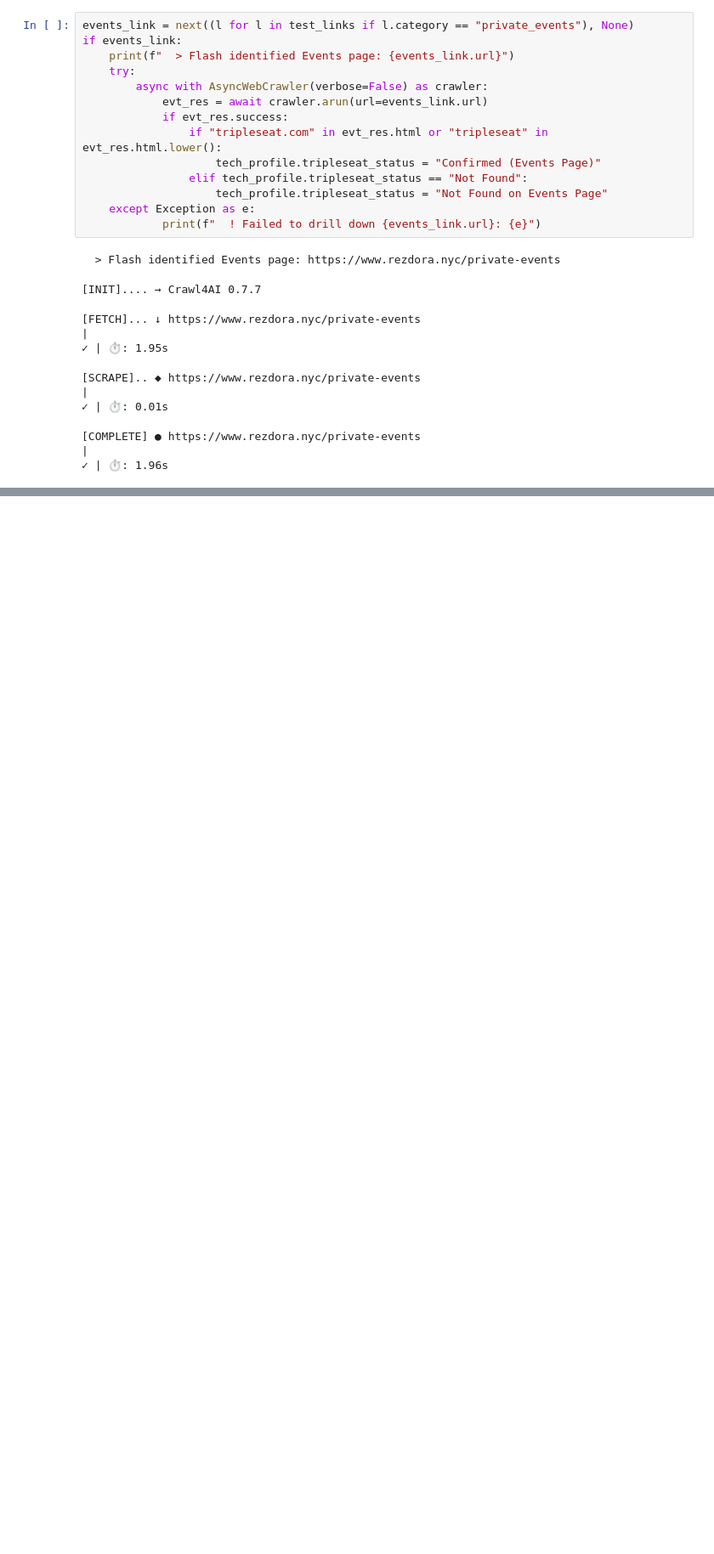
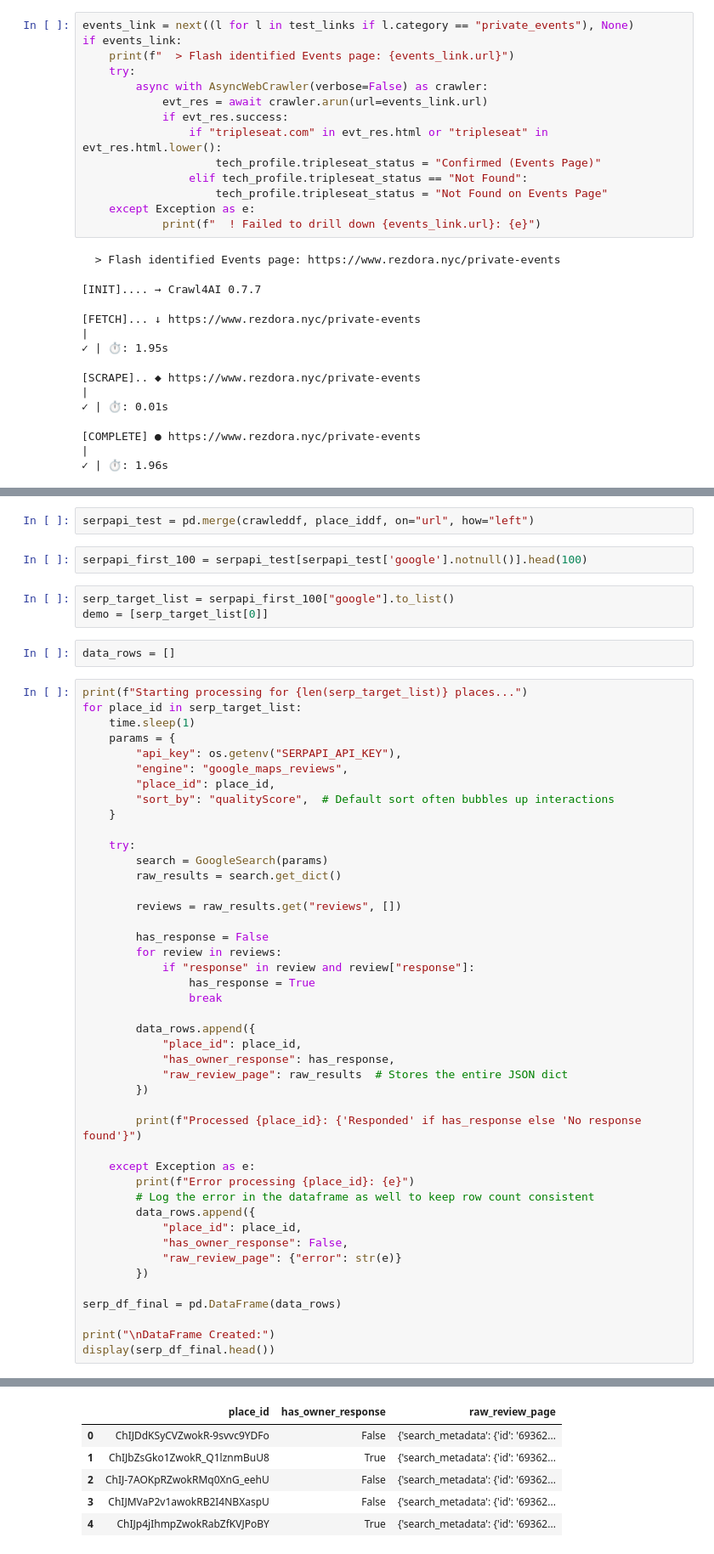
Before and after one commit to Zh4o/loyalist-data-project, a Jupyter notebook: enrichment.ipynb, the cells around one changed output, grey strips where cells are left out. Shown: that part at 85% size. Drawn from its saved outputs; the diff is of its cells as text; blank space fills up the shorter version.

```diff
--- a/enrichment.ipynb
+++ b/enrichment.ipynb
@@ -1037,0 +1080,54 @@ RestaurantTechProfile(pos_system='Toast', tech_stack=['BentoBox', 'Resy', 'Audio
+# %%
+serpapi_test = pd.merge(crawleddf, place_iddf, on="url", how="left")
+# %%
+serpapi_first_100 = serpapi_test[serpapi_test['google'].notnull()].head(100)
+# %%
+serp_target_list = serpapi_first_100["google"].to_list()
+demo = [serp_target_list[0]]
+# %%
+data_rows = []
+# %%
+print(f"Starting processing for {len(serp_target_list)} places...")
+for place_id in serp_target_list:
+    time.sleep(1)
+    params = {
+        "api_key": os.getenv("SERPAPI_API_KEY"),
+        "engine": "google_maps_reviews",
+        "place_id": place_id,
+        "sort_by": "qualityScore",  # Default sort often bubbles up interactions
+    }
+
+    try:
+        search = GoogleSearch(params)
+        raw_results = search.get_dict()
+
+        reviews = raw_results.get("reviews", [])
+
+        has_response = False
+        for review in reviews:
+            if "response" in review and review["response"]:
+                has_response = True
+                break
+
+        data_rows.append({
+            "place_id": place_id,
+            "has_owner_response": has_response,
+            "raw_review_page": raw_results  # Stores the entire JSON dict
+        })
+
+        print(f"Processed {place_id}: {'Responded' if has_response else 'No response found'}")
+
+    except Exception as e:
+        print(f"Error processing {place_id}: {e}")
+        # Log the error in the dataframe as well to keep row count consistent
+        data_rows.append({
+            "place_id": place_id,
+            "has_owner_response": False,
+            "raw_review_page": {"error": str(e)}
+        })
+
+serp_df_final = pd.DataFrame(data_rows)
+
+print("\nDataFrame Created:")
+display(serp_df_final.head())
+# %% [output]
@@ -1037,0 +1151,6 @@ RestaurantTechProfile(pos_system='Toast', tech_stack=['BentoBox', 'Resy', 'Audio
+|  | place_id | has_owner_response | raw_review_page |
+| 0 | ChIJDdKSyCVZwokR-9svvc9YDFo | False | {'search_metadata': {'id': '69362... |
+| 1 | ChIJbZsGko1ZwokR_Q1lznmBuU8 | True | {'search_metadata': {'id': '69362... |
+| 2 | ChIJ-7AOKpRZwokRMq0XnG_eehU | False | {'search_metadata': {'id': '69362... |
+| 3 | ChIJMVaP2v1awokRB2I4NBXaspU | False | {'search_metadata': {'id': '69362... |
+| 4 | ChIJp4jIhmpZwokRabZfKVJPoBY | True | {'search_metadata': {'id': '69362... |
```
Also changed, not shown: parts of 25 cells of this notebook, 1 other file.
